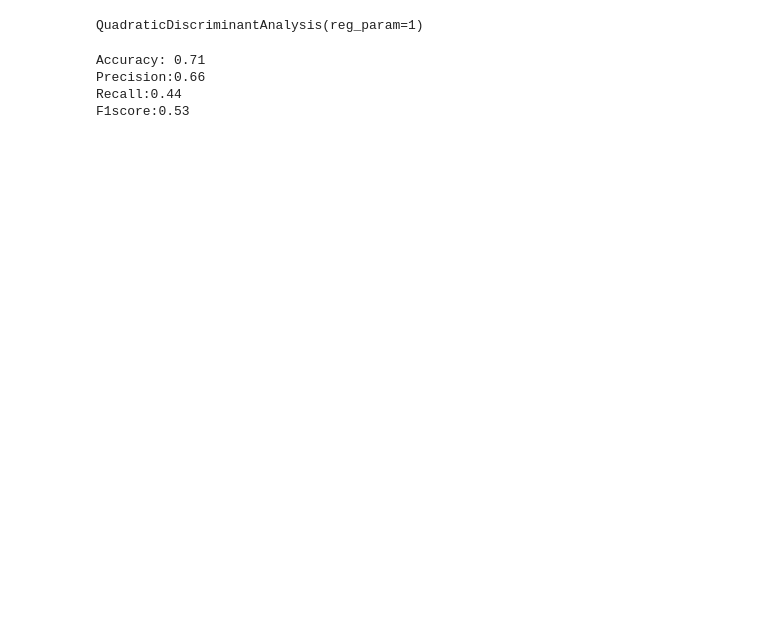
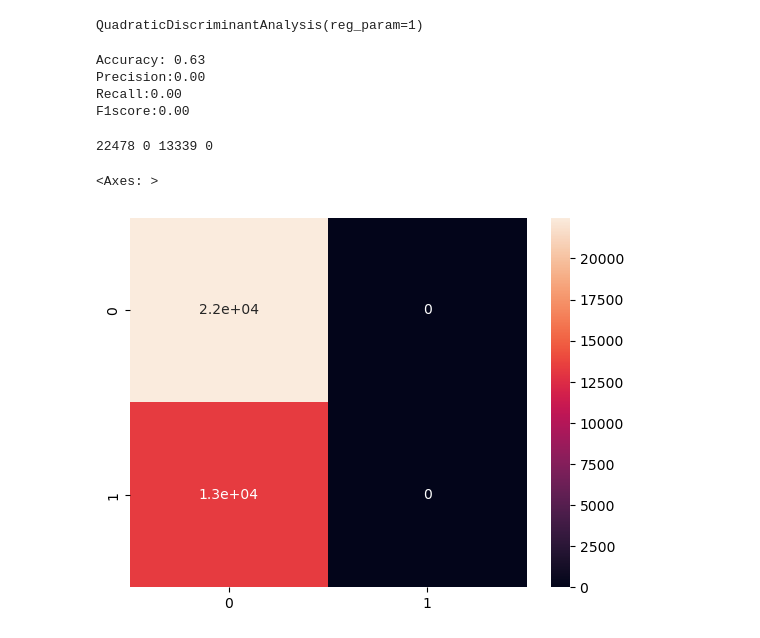
Before and after one commit to mohammed-fariz/project1, a Jupyter notebook: Hotel booking cancellation prediction/data collection.ipynb, the cells around one changed output. Drawn from its saved outputs; the diff is of its cells as text; code cells hidden in the pictures; blank space fills up the shorter version.

```diff
--- a/Hotel booking cancellation prediction/data collection.ipynb
+++ b/Hotel booking cancellation prediction/data collection.ipynb
@@ -471,3 +471,6 @@ selected_features_names
+# %%
+from sklearn.model_selection import train_test_split
+x_train,x_test,y_train,y_test=train_test_split(X_scaled,y,test_size=0.3,random_state=42)
 # %%
 chi_scores=chi2(X_scaled,y)
 # %%
@@ -818,5 +806,5 @@ F1score:0.54
 # %%
-model=QuadraticDiscriminantAnalysis(reg_param=1)
+model=QuadraticDiscriminantAnalysis(reg_param=1,)
 model.fit(x_train,y_train)
 # %% [output]
 QuadraticDiscriminantAnalysis(reg_param=1)
@@ -824,7 +812,7 @@ QuadraticDiscriminantAnalysis(reg_param=1)
 y_pred=model.predict(x_test)
 # %%
 Accuracy=accuracy_score(y_test,y_pred)
-precision=precision_score(y_test,y_pred)
+precision=precision_score(y_test,y_pred,zero_division=0)
 recall=recall_score(y_test,y_pred)
 f1score=f1_score(y_test,y_pred)
 print(f"Accuracy: {Accuracy:.2f}")
@@ -832,7 +820,7 @@ print(f'Precision:{precision:.2f}')
 print(f'Recall:{recall:.2f}')
 print(f'F1score:{f1score:.2f}')
 # %% [output]
-Accuracy: 0.71
-Precision:0.66
-Recall:0.44
-F1score:0.53
+Accuracy: 0.63
+Precision:0.00
+Recall:0.00
+F1score:0.00
@@ -838,0 +829,2 @@ F1score:0.53
+# %%
+cf=confusion_matrix(y_test,y_pred)
@@ -838,0 +833,9 @@ F1score:0.53
+# %%
+print(tn,fp,fn,tp)
+# %% [output]
+22478 0 13339 0
+# %%
+sns.heatmap(cf,annot=True)
+# %% [output]
+<Axes: >
+[figure, added]
```
Also changed, not shown: parts of 97 cells of this notebook.
